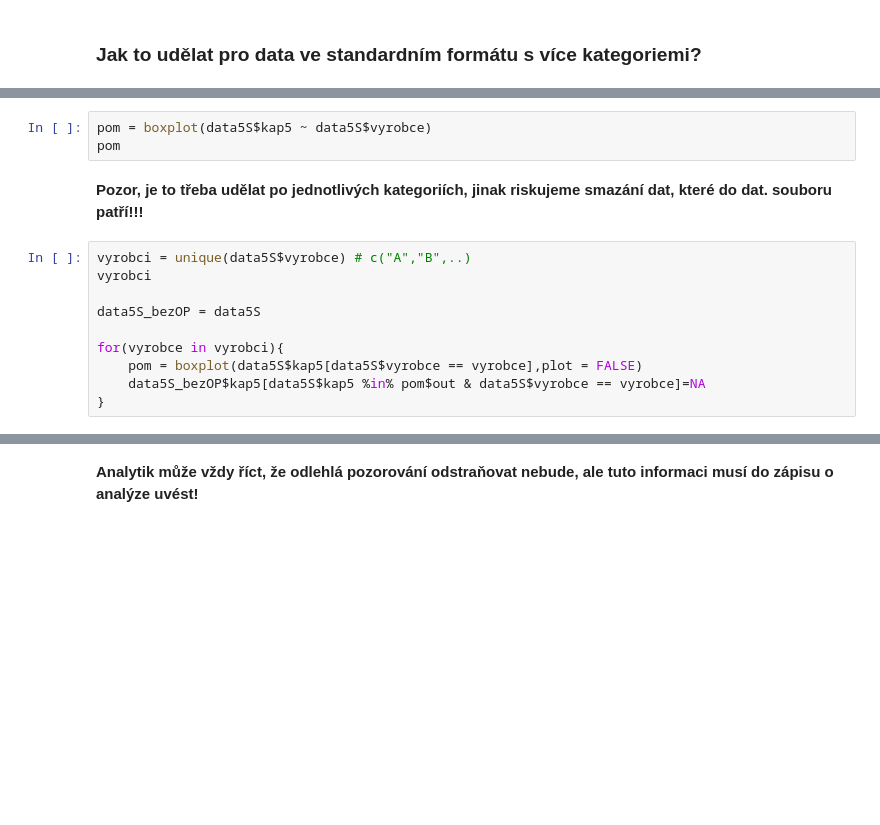
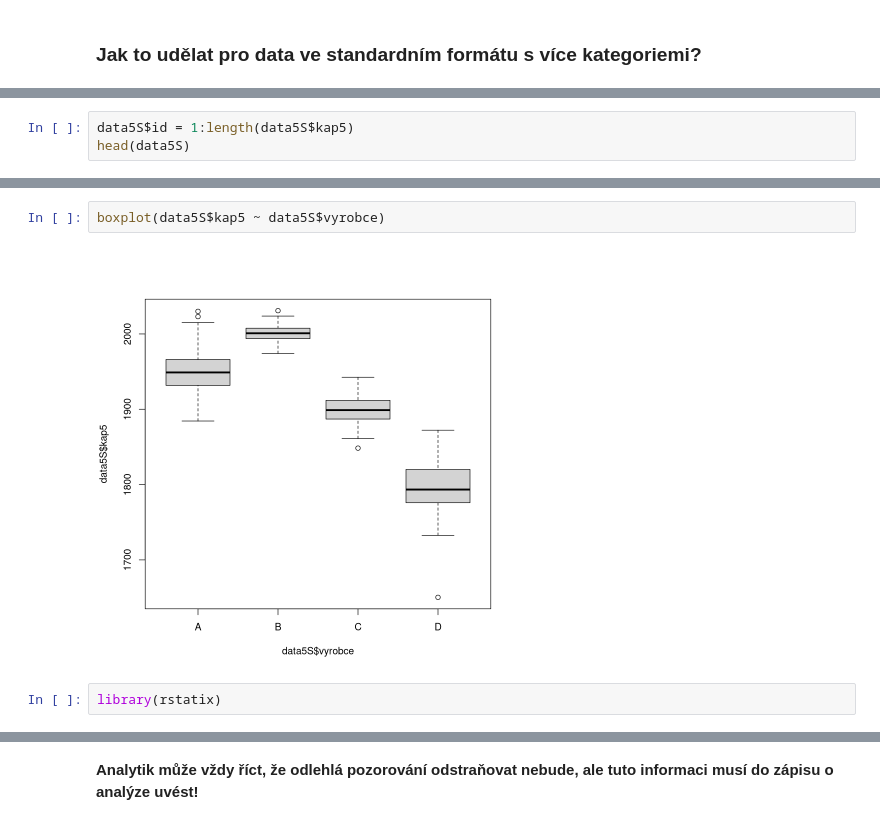
Before and after one commit to Beremi/PS_course_cz, a Jupyter notebook: CV7/EDA.ipynb, the cells around one changed output, grey strips where cells are left out. Saved outputs shown, nothing was run; the diff lists cells and outputs as text; blank space fills up the shorter version.

```diff
--- a/CV7/EDA.ipynb
+++ b/CV7/EDA.ipynb
@@ -736,0 +1326,3 @@ head(data5S)
+# %%
+data5S$id = 1:length(data5S$kap5)
+head(data5S)
@@ -737,15 +1339,6 @@ head(data5S)
 # %%
-pom = boxplot(data5S$kap5 ~ data5S$vyrobce)
-pom
+boxplot(data5S$kap5 ~ data5S$vyrobce)
+# %% [output]
+[figure, added]
-# %% [markdown]
-**Pozor, je to třeba udělat po jednotlivých kategoriích, jinak riskujeme smazání dat, které do dat. souboru patří!!!**
-# %%
-vyrobci = unique(data5S$vyrobce) # c("A","B",..)
-vyrobci
-
-data5S_bezOP = data5S
-
-for(vyrobce in vyrobci){
-    pom = boxplot(data5S$kap5[data5S$vyrobce == vyrobce],plot = FALSE)
-    data5S_bezOP$kap5[data5S$kap5 %in% pom$out & data5S$vyrobce == vyrobce]=NA
-}
+# %%
+library(rstatix)
```
Also changed, not shown: parts of 65 cells of this notebook, 1 other file.
